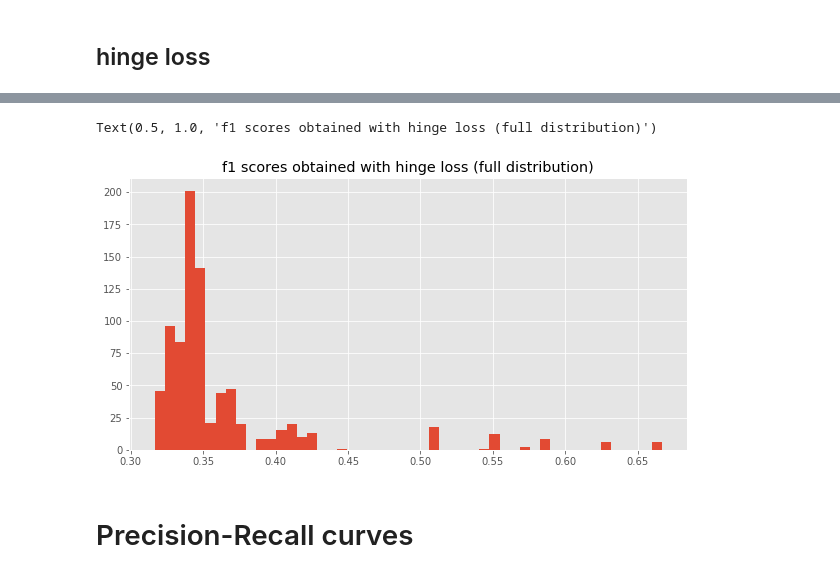
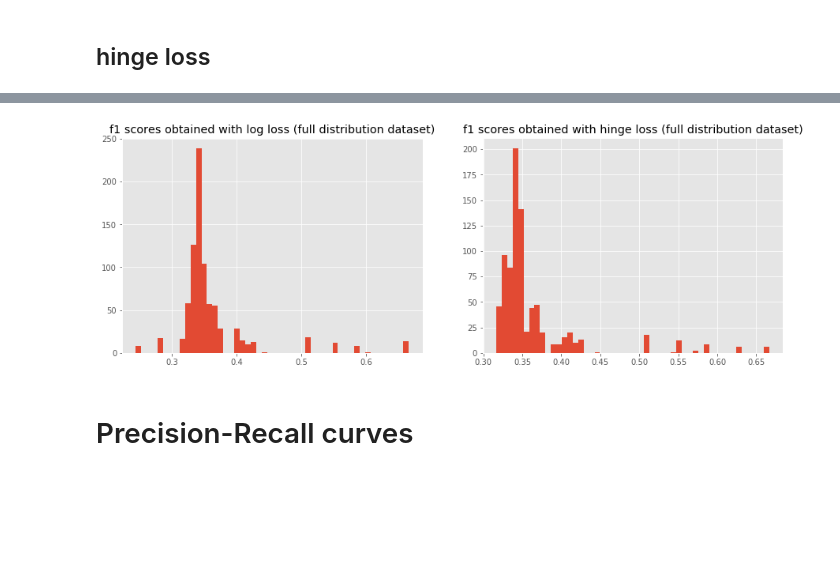
Before and after one commit to rmfeng/dsqfltproject, a Jupyter notebook: notebooks/part_2_models.ipynb, the cells around one changed output, grey strips where cells are left out. Cells and saved outputs as stored; diff of their text form; code cells hidden in the pictures; blank space fills up the shorter version.

```diff
--- a/notebooks/part_2_models.ipynb
+++ b/notebooks/part_2_models.ipynb
@@ -342,7 +336,7 @@ _param_grid_log_type2={
 # %%
 # proceed to search and store best F1 scores achieved on training set
 
-best_f1_log = GridSearch(dataset_type='2',_param_grid = _param_grid_log_type2)
+best_f1_log_2 = GridSearch(dataset_type='2',_param_grid = _param_grid_log_type2)
 # %% [output]
 [Exception]  couldn't predict for year 1995  quarter 3
 [Exception]  couldn't predict for year 1996  quarter 1
@@ -386,7 +370,7 @@ _param_grid_hinge_type2={
 # %%
 # proceed to search and store best F1 scores achieved on training set
 
-best_f1_hinge = GridSearch(dataset_type='2',_param_grid = _param_grid_hinge_type2)
+best_f1_hinge_2 = GridSearch(dataset_type='2',_param_grid = _param_grid_hinge_type2)
 # %% [output]
 [Exception]  couldn't predict for year 1995  quarter 3
 [Exception]  couldn't predict for year 1996  quarter 1
@@ -408,11 +392,15 @@ total time elapsed: 210 s
 # %%
-plt.figure(figsize=(10,5))
-plt.hist(best_f1_hinge,bins=50)
-plt.title('f1 scores obtained with hinge loss (full distribution)')
+fig = plt.figure(figsize=(15,5))
+plt.subplot(1,2,1)
+plt.hist(best_f1_log_2,bins=50)
+plt.title('f1 scores obtained with log loss (full distribution dataset)')
+plt.subplot(1,2,2)
+plt.hist(best_f1_hinge_2,bins=50)
+plt.title('f1 scores obtained with hinge loss (full distribution dataset)')
+fig.savefig('../images/F1_dataset2.png', dpi=fig.dpi)
 plt.show()
 # %% [output]
-Text(0.5, 1.0, 'f1 scores obtained with hinge loss (full distribution)')
-[figure, old version]
+[figure, new version]
 # %% [markdown]
 # Precision-Recall curves
 # %% [markdown]
```
Also changed, not shown: parts of 8 cells of this notebook, 3 other files.
